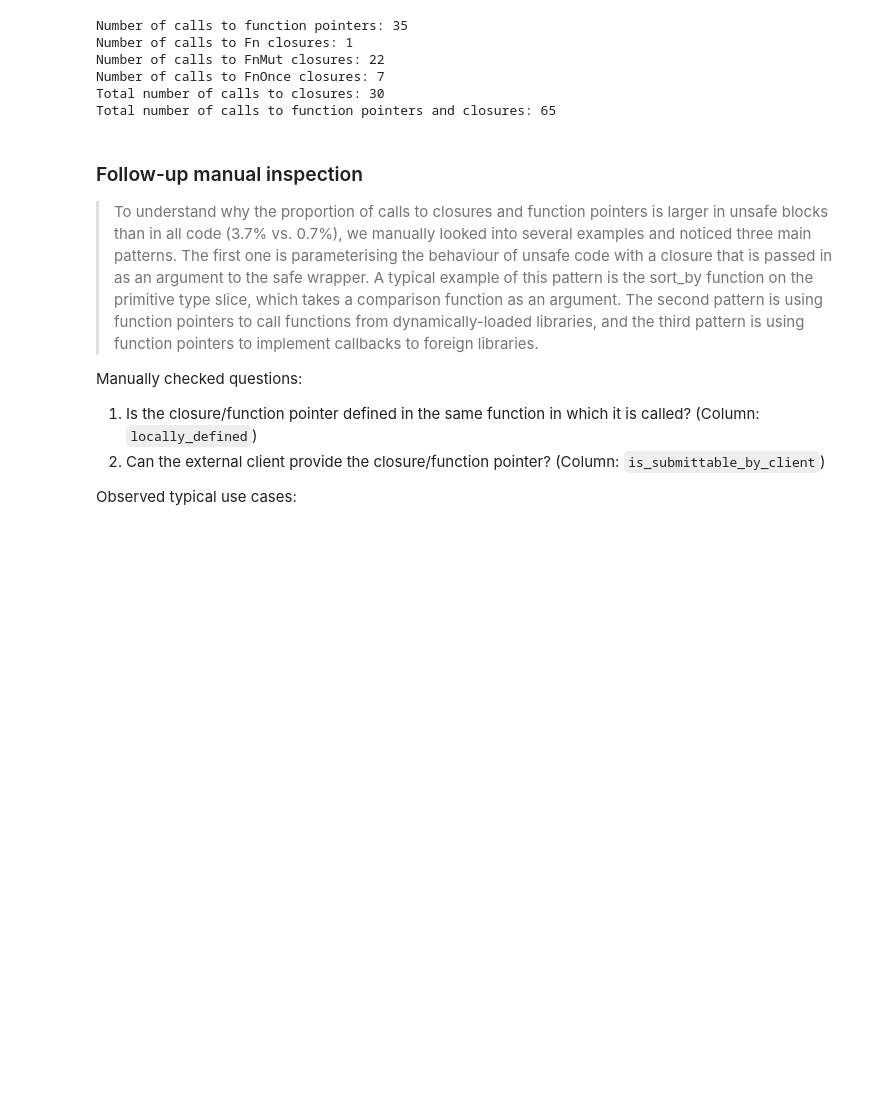
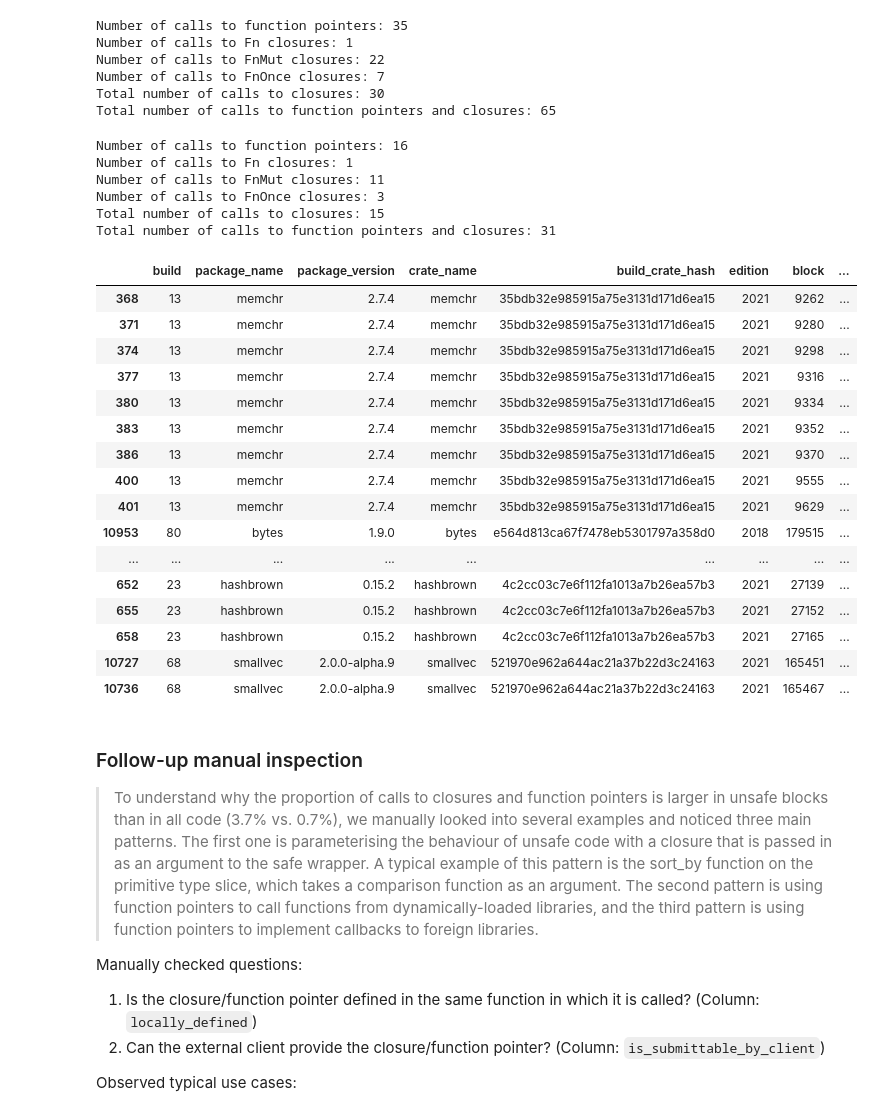
Before and after one commit to skius/qrates, a Jupyter notebook: reports/RQ3_thir_py_updated.ipynb, the cells around one changed output. Drawn from its saved outputs; the diff is of its cells as text; code cells hidden in the pictures; blank space fills up the shorter version.

Commit message:
implement new nested safe-in-unsafe block handling

```diff
--- a/reports/RQ3_thir_py_updated.ipynb
+++ b/reports/RQ3_thir_py_updated.ipynb
@@ -243,6 +226,33 @@ Number of calls to FnMut closures: 22
 Number of calls to FnOnce closures: 7
 Total number of calls to closures: 30
 Total number of calls to function pointers and closures: 65
+# %%
+# Niels cell for diffing
+get_group1(niels_unsafe_block_calls_join)
+# %% [output]
+Number of calls to function pointers: 16
+Number of calls to Fn closures: 1
+Number of calls to FnMut closures: 11
+Number of calls to FnOnce closures: 3
+Total number of calls to closures: 15
+Total number of calls to function pointers and closures: 31
+|  | build | package_name | package_version | crate_name | build_crate_hash | edition | block | ... |
+| 368 | 13 | memchr | 2.7.4 | memchr | 35bdb32e985915a75e3131d171d6ea15 | 2021 | 9262 | ... |
+| 371 | 13 | memchr | 2.7.4 | memchr | 35bdb32e985915a75e3131d171d6ea15 | 2021 | 9280 | ... |
+| 374 | 13 | memchr | 2.7.4 | memchr | 35bdb32e985915a75e3131d171d6ea15 | 2021 | 9298 | ... |
+| 377 | 13 | memchr | 2.7.4 | memchr | 35bdb32e985915a75e3131d171d6ea15 | 2021 | 9316 | ... |
+| 380 | 13 | memchr | 2.7.4 | memchr | 35bdb32e985915a75e3131d171d6ea15 | 2021 | 9334 | ... |
+| 383 | 13 | memchr | 2.7.4 | memchr | 35bdb32e985915a75e3131d171d6ea15 | 2021 | 9352 | ... |
+| 386 | 13 | memchr | 2.7.4 | memchr | 35bdb32e985915a75e3131d171d6ea15 | 2021 | 9370 | ... |
+| 400 | 13 | memchr | 2.7.4 | memchr | 35bdb32e985915a75e3131d171d6ea15 | 2021 | 9555 | ... |
+| 401 | 13 | memchr | 2.7.4 | memchr | 35bdb32e985915a75e3131d171d6ea15 | 2021 | 9629 | ... |
+| 10953 | 80 | bytes | 1.9.0 | bytes | e564d813ca67f7478eb5301797a358d0 | 2018 | 179515 | ... |
+| ... | ... | ... | ... | ... | ... | ... | ... | ... |
+| 652 | 23 | hashbrown | 0.15.2 | hashbrown | 4c2cc03c7e6f112fa1013a7b26ea57b3 | 2021 | 27139 | ... |
+| 655 | 23 | hashbrown | 0.15.2 | hashbrown | 4c2cc03c7e6f112fa1013a7b26ea57b3 | 2021 | 27152 | ... |
+| 658 | 23 | hashbrown | 0.15.2 | hashbrown | 4c2cc03c7e6f112fa1013a7b26ea57b3 | 2021 | 27165 | ... |
+| 10727 | 68 | smallvec | 2.0.0-alpha.9 | smallvec | 521970e962a644ac21a37b22d3c24163 | 2021 | 165451 | ... |
+| 10736 | 68 | smallvec | 2.0.0-alpha.9 | smallvec | 521970e962a644ac21a37b22d3c24163 | 2021 | 165467 | ... |
 # %% [markdown]
 ### Follow-up manual inspection
 
```
Also changed, not shown: parts of 2 cells of this notebook, 4 other files.
